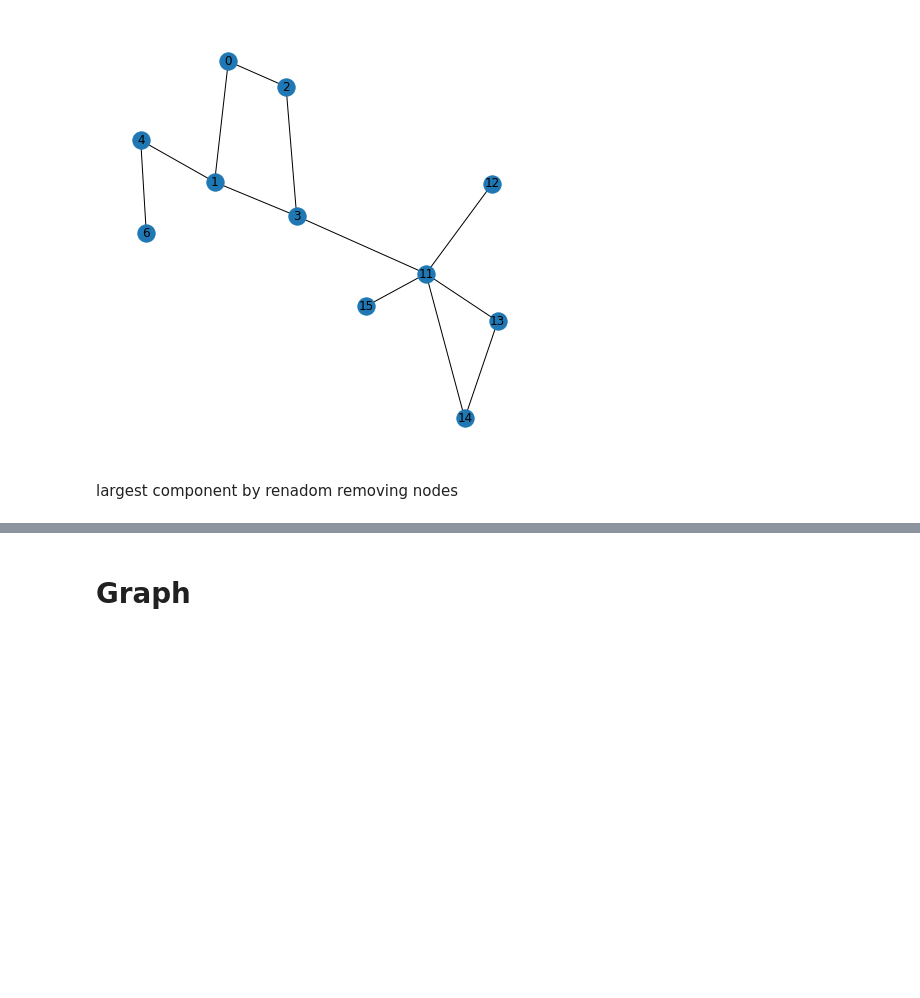
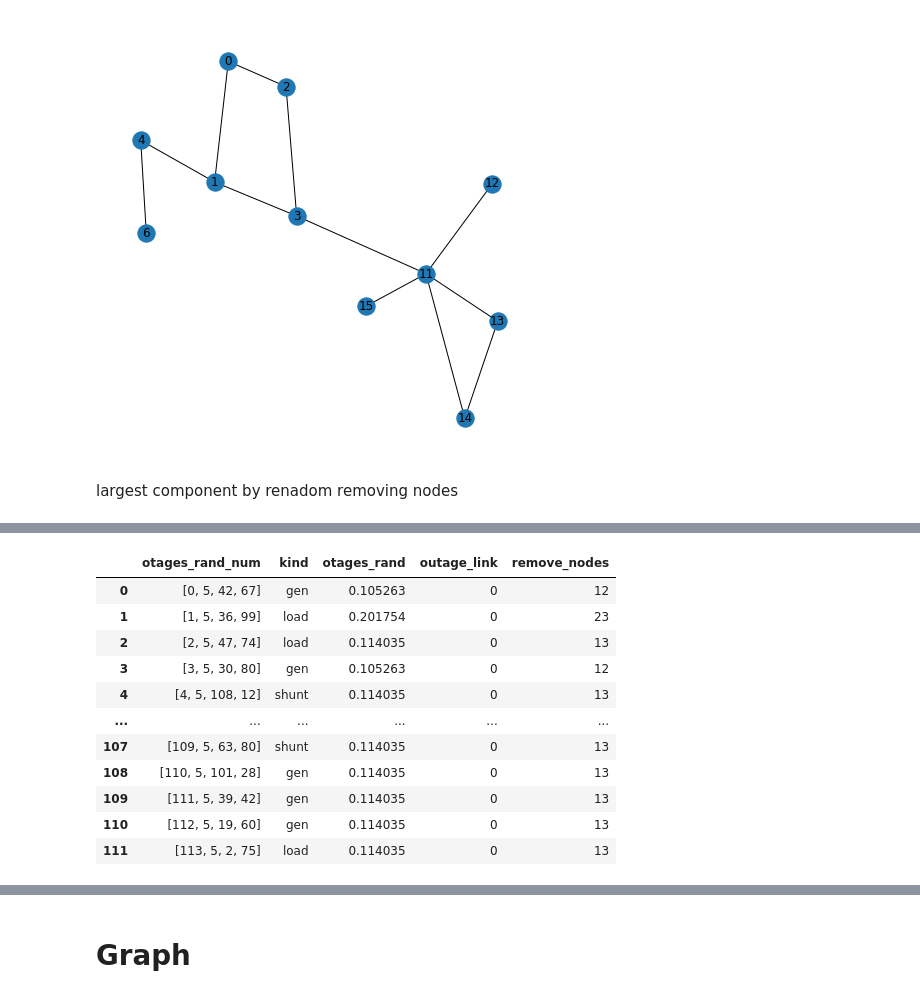
Before and after one commit to RedBatProject/Thesis---a-two-layer-power-network, a Jupyter notebook: intro_with_pandapower.ipynb, the cells around one changed output, grey strips where cells are left out. Cells and saved outputs as stored; diff of their text form; code cells hidden in the pictures; blank space fills up the shorter version.

```diff
--- a/intro_with_pandapower.ipynb
+++ b/intro_with_pandapower.ipynb
@@ -298,3 +292,6 @@ presentage of the reminded nodes are: 0.36666666666666664
 [figure]
 # %% [markdown]
 largest component by renadom removing nodes
+# %%
+c = np.random.randint(low=0,high=2868,size=10)
+c
@@ -301,7 +300,11 @@ largest component by renadom removing nodes
 # %%
-import numpy as np
-Net = pn.case30(); # create a new network
-line = pd.DataFrame()                                           # In here we extract the nodes and
+Network = pn.case118
+Net = Network(); # create a new network
+line = pd.DataFrame()                                          # In here we extract the nodes and
+shunt = list(Net.shunt['bus'])
+load = list(Net.load['bus'])
+gen = list(Net.gen['bus'])
+ext_grid = list(Net.ext_grid['bus'])
 from_bus = Net.line['from_bus']                                # edges from this network for basic
 to_bus = Net.line['to_bus']                                    # visualization.
 edges = [(from_bus[i],to_bus[i]) for i in range(len(from_bus))] # the final edges is list of all the nodes
@@ -309,14 +312,34 @@ line["line"] =  edges
 g = nx.Graph()                          # use matplotlib visual
 g.add_edges_from(edges)
 original_nodes = g.nodes()
+high = len(original_nodes)
+outages = pd.DataFrame()
+# pos = nx.spring_layout(g, seed=3068)    # Seed layout for reproducibility)
+# old_nodes1 = set(g.nodes())
 #-------------------------------------------------------------------------------
-outages = pd.DataFrame()
-outage = np.zeros(len(Net.bus))
-for j in range(len(Net.bus)):
-    if j != int(Net.ext_grid['bus']):
-        h= [j] # this is list of nodes that we want to remove in first place
-        # h = remove_edges
-        Net = pn.case30(); # create a new network each time we run
+num = 50
+outage_num = []
+outage = []
+outage_link = []
+remove_nodes = []
+kind = []
+for j in range(len(original_nodes)):
+    c = [j,5]
+    c0 = np.random.randint(low=0,high=high,size=2)
+    c.extend(c0)
+    # c[0] = 5
+    if int(Net.ext_grid['bus']) not in c:
+        if j in shunt:
+            kin = 'shunt'
+        elif j in gen:
+            kin = 'gen'
+        elif j in load:
+            kin = 'load'
+        kind.append(kin)
+        outage_num.append(c)
+        h= c # this is list of nodes that we want to remove in first place
+        # h = c
+        Net = Network(); # create a new network each time we run
         pp.drop_buses(Net, h, drop_elements=True); # drop the nodes
         linka = []  # list o removed lines
         pp.rundcpp(net=Net); # run the current equation
@@ -328,37 +351,63 @@ for j in range(len(Net.bus)):
         #-------------------------------------------------------------------------------
         lost = []                                       # list of edges that
         for i in range(len(linka)):                     # must be removed
             lost.append(line["line"][linka].iloc[i])
         lost
         # print(linka)
+        outage_link.append(len(lost))
         #-------------------------------------------------------------------------------
         g = nx.Graph()                          # use matplotlib visual
         g.add_edges_from(edges)
         # original_nodes = g.nodes()
-        pos = nx.spring_layout(g, seed=3068)    # Seed layout for reproducibility)
+
         g.remove_nodes_from(h)
         g.remove_edges_from(lost)
         #-------------------------------------------------------------------------------
         # identify largest connected component
         old_nodes = set(g.nodes())
         Gcc = sorted(nx.connected_components(g), key=len, reverse=True)
         # G0 = g.subgraph(Gcc[0])
-        New_nodes = set(Gcc[0])
+        for k in Gcc:
+            if int(Net.ext_grid['bus']) in k:
+                New_nodes = set(k)
         # print(New_nodes)
-        remove_edges = old_nodes-New_nodes
-        outage[j] = len(New_nodes)/len(original_nodes)
-        print("node {} and amount {}".format(j,outage[j]))
+        remove_node = original_nodes-New_nodes
+        remove_nodes.append(len(remove_node))
+        outage.append(1-(len(New_nodes)/len(original_nodes)))
+        # print("node {} and amount {}".format(c,outage[c]))
         # print("len of the largest component is: {}".format(len(New_nodes)))
         # print("presentage of the reminded nodes are: {}".format(len(New_nodes)/len(original_nodes)))
-    else:outage[j] = 1
-outages['otages'] = outage
+    else:
+        pass
+        # outage.append(1)
+        # outage_num.append([c,c2])
+        # outage_link.append(np.nan)
+
+outages['otages_rand_num'] = outage_num
+outages['kind'] = kind
+outages['otages_rand'] = outage
+outages['outage_link'] = outage_link
+outages['remove_nodes'] = remove_nodes
 #------------------------------------
 # plot lorgest component
 #------------------------------------
 # he = remove_edges
 # pp.drop_buses(Net, he, drop_elements=True); # drop the nodes
 # g.remove_nodes_from(he)
 # plt.figure(figsize=(6,6))
 # nx.draw(g,pos=pos,with_labels=True)
 # plt.show()
+outages
 # %% [output]
+|  | otages_rand_num | kind | otages_rand | outage_link | remove_nodes |
+| 0 | [0, 5, 42, 67] | gen | 0.105263 | 0 | 12 |
+| 1 | [1, 5, 36, 99] | load | 0.201754 | 0 | 23 |
+| 2 | [2, 5, 47, 74] | load | 0.114035 | 0 | 13 |
+| 3 | [3, 5, 30, 80] | gen | 0.105263 | 0 | 12 |
+| 4 | [4, 5, 108, 12] | shunt | 0.114035 | 0 | 13 |
+| ... | ... | ... | ... | ... | ... |
+| 107 | [109, 5, 63, 80] | shunt | 0.114035 | 0 | 13 |
+| 108 | [110, 5, 101, 28] | gen | 0.114035 | 0 | 13 |
+| 109 | [111, 5, 39, 42] | gen | 0.114035 | 0 | 13 |
+| 110 | [112, 5, 19, 60] | gen | 0.114035 | 0 | 13 |
+| 111 | [113, 5, 2, 75] | load | 0.114035 | 0 | 13 |
```
Also changed, not shown: parts of 9 cells of this notebook.
